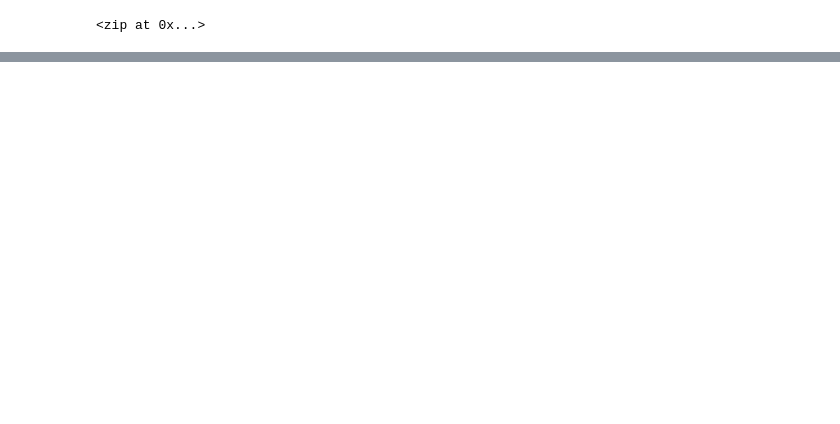
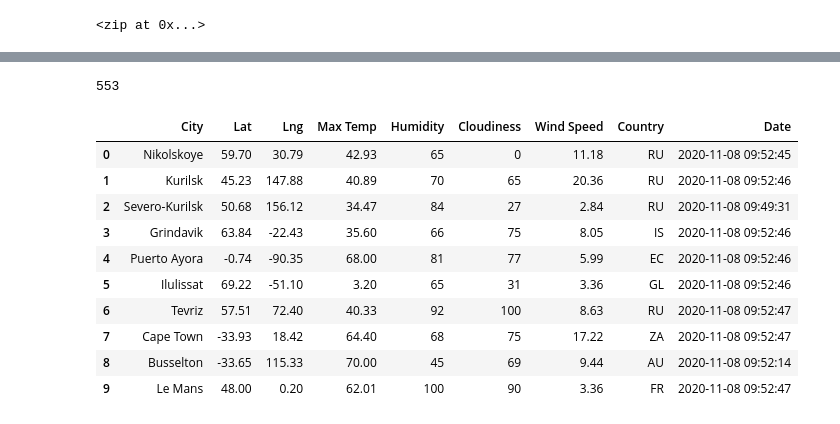
Before and after one commit to basecipher/World_Weather_Analysis, a Jupyter notebook: WeatherPy.ipynb, the cells around one changed output, grey strips where cells are left out. Cells and saved outputs as stored; diff of their text form; code cells hidden in the pictures; blank space fills up the shorter version.

```diff
--- a/WeatherPy.ipynb
+++ b/WeatherPy.ipynb
@@ -56,0 +176,20 @@ len(cities)
+# %%
+len(city_data)
+# %% [output]
+553
+# %%
+# Convert the array of dictionaries to a Pandas DataFrame.
+city_data_df = pd.DataFrame(city_data)
+city_data_df.head(10)
+# %% [output]
+|  | City | Lat | Lng | Max Temp | Humidity | Cloudiness | Wind Speed | Country | Date |
+| 0 | Nikolskoye | 59.70 | 30.79 | 42.93 | 65 | 0 | 11.18 | RU | 2020-11-08 09:52:45 |
+| 1 | Kurilsk | 45.23 | 147.88 | 40.89 | 70 | 65 | 20.36 | RU | 2020-11-08 09:52:46 |
+| 2 | Severo-Kurilsk | 50.68 | 156.12 | 34.47 | 84 | 27 | 2.84 | RU | 2020-11-08 09:49:31 |
+| 3 | Grindavik | 63.84 | -22.43 | 35.60 | 66 | 75 | 8.05 | IS | 2020-11-08 09:52:46 |
+| 4 | Puerto Ayora | -0.74 | -90.35 | 68.00 | 81 | 77 | 5.99 | EC | 2020-11-08 09:52:46 |
+| 5 | Ilulissat | 69.22 | -51.10 | 3.20 | 65 | 31 | 3.36 | GL | 2020-11-08 09:52:46 |
+| 6 | Tevriz | 57.51 | 72.40 | 40.33 | 92 | 100 | 8.63 | RU | 2020-11-08 09:52:47 |
+| 7 | Cape Town | -33.93 | 18.42 | 64.40 | 68 | 75 | 17.22 | ZA | 2020-11-08 09:52:47 |
+| 8 | Busselton | -33.65 | 115.33 | 70.00 | 45 | 69 | 9.44 | AU | 2020-11-08 09:52:14 |
+| 9 | Le Mans | 48.00 | 0.20 | 62.01 | 100 | 90 | 3.36 | FR | 2020-11-08 09:52:47 |
```
Also changed, not shown: parts of 9 cells of this notebook, 2 other files.
